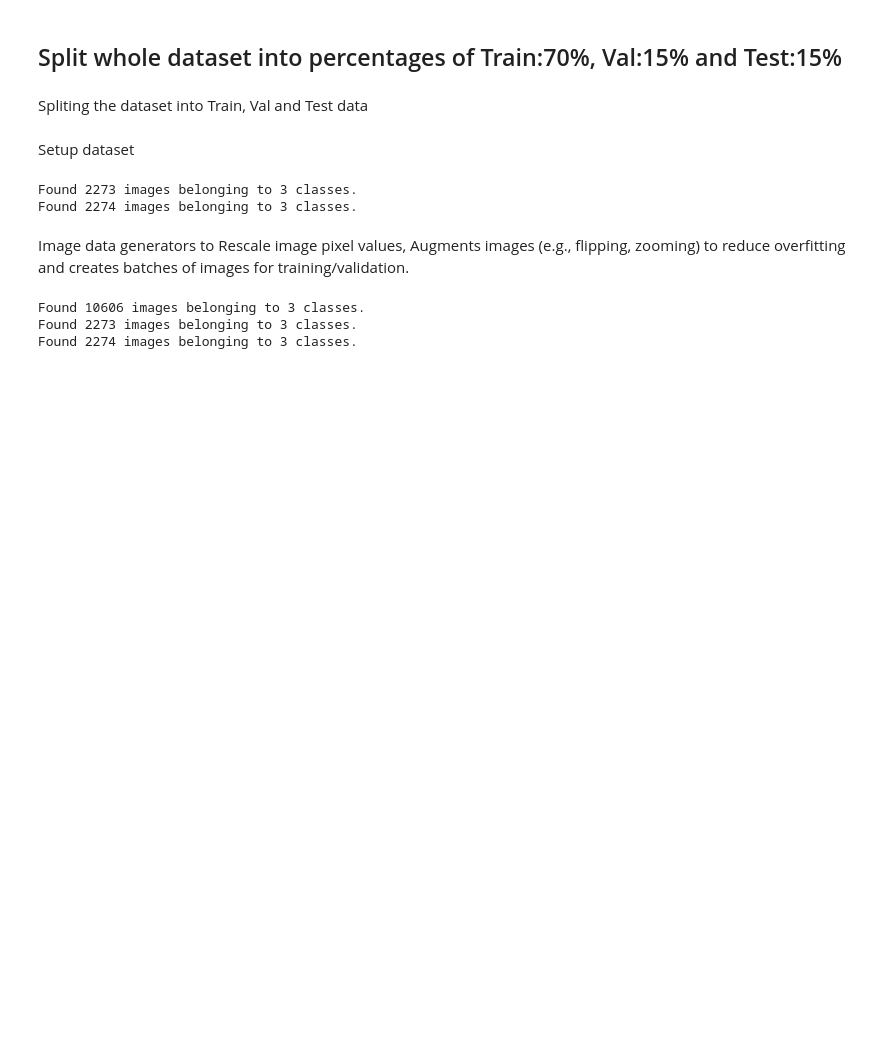
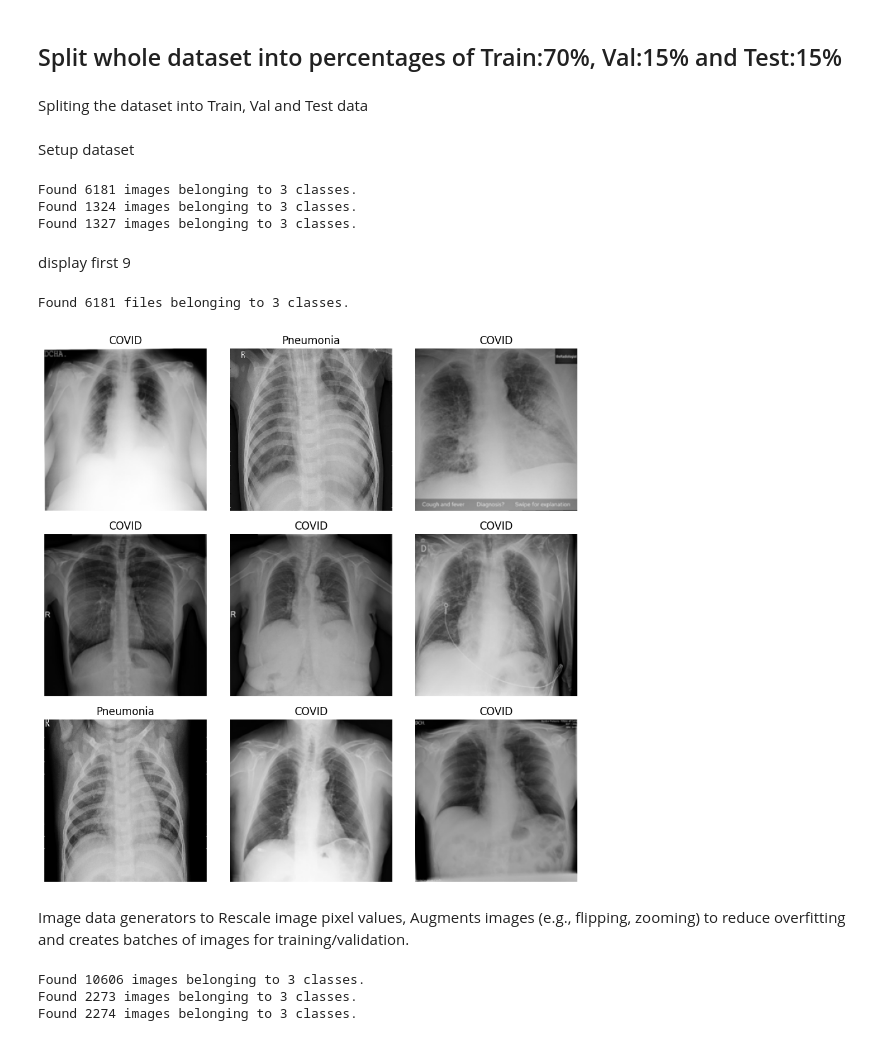
Before and after one commit to Dannie-py/Pneumonia-Detection-, a Jupyter notebook: COVID_ClassificationPro19030622.ipynb, the cells around one changed output. Saved outputs shown, nothing was run; the diff lists cells and outputs as text; code cells hidden in the pictures; blank space fills up the shorter version.

Commit message:
1. Change the dataset to a smaller dataset and split it into train, val and test sets 2. added code to display first 9 images from the train set

```diff
--- a/COVID_ClassificationPro19030622.ipynb
+++ b/COVID_ClassificationPro19030622.ipynb
@@ -78,10 +88,10 @@ Requirement already satisfied: fpdf in /usr/local/lib/python3.11/dist-packages (
 Spliting the dataset into Train, Val and Test data
 # %%
 # Original dataset folder
-original_dataset_dir = '/content/drive/MyDrive/Colab Notebooks/Data/images'
+original_dataset_dir = '/content/drive/MyDrive/Colab Notebooks/chest_xray_dataset'
 
-target_base_dir = '/content/drive/MyDrive/Colab Notebooks/Data/images'
-classes = ['COVID', 'Normal', 'Viral Pneumonia']
+target_base_dir = '/content/drive/MyDrive/Colab Notebooks/chest_xray_dataset'
+classes = ['COVID', 'Normal', 'Pneumonia']
 
 # Create target folders
 for split in ['train', 'val', 'test']:
@@ -104,20 +114,53 @@ for cls in classes:
 # %% [markdown]
 Setup dataset
 # %%
-train_dir = '/content/drive/MyDrive/Colab Notebooks/Data/images/train'  # image data path
-val_dir = '/content/drive/MyDrive/Colab Notebooks/Data/images/val'
-test_dir = '/content/drive/MyDrive/Colab Notebooks/Data/images/test'
+train_dir = '/content/drive/MyDrive/Colab Notebooks/chest_xray_dataset/train'  # image data path
+val_dir = '/content/drive/MyDrive/Colab Notebooks/chest_xray_dataset/val'
+test_dir = '/content/drive/MyDrive/Colab Notebooks/chest_xray_dataset/test'
 
 # Use the custom balanced generator for training data
-#train_generator = BalancedImageGenerator(train_dir, batch_size=32, target_size=(224, 224))
+train_datagen = ImageDataGenerator(rescale=1./255)
+train_generator = train_datagen.flow_from_directory(train_dir, target_size=(224, 224), batch_size=32, class_mode='categorical')
 
 # Use standard generator for validation and test
 val_datagen = ImageDataGenerator(rescale=1./255)
 val_generator = val_datagen.flow_from_directory(val_dir, target_size=(224, 224), batch_size=32, class_mode='categorical')
 test_generator = val_datagen.flow_from_directory(test_dir, target_size=(224, 224), batch_size=32, class_mode='categorical', shuffle=False)
 # %% [output]
-Found 2273 images belonging to 3 classes.
-Found 2274 images belonging to 3 classes.
+Found 6181 images belonging to 3 classes.
+Found 1324 images belonging to 3 classes.
+Found 1327 images belonging to 3 classes.
+# %% [markdown]
+display first 9
+# %%
+import matplotlib.pyplot as plt
+import tensorflow as tf
+
+# Load training dataset (modify path as needed)
+train_ds = tf.keras.preprocessing.image_dataset_from_directory(
+    '/content/drive/MyDrive/Colab Notebooks/chest_xray_dataset/train',   # 🔁 Change to your train folder path
+    labels='inferred',
+    label_mode='int',
+    image_size=(224, 224),
+    batch_size=32,
+    shuffle=True
+)
+
+# Get one batch of images and labels
+class_names = train_ds.class_names
+for images, labels in train_ds.take(1):
+    plt.figure(figsize=(9, 9))
+    for i in range(9):
+        ax = plt.subplot(3, 3, i + 1)
+        plt.imshow(images[i].numpy().astype("uint8"))
+        label = class_names[int(labels[i])]
+        plt.title(label)
+        plt.axis("off")
+    plt.tight_layout()
+    plt.show()
+# %% [output]
+Found 6181 files belonging to 3 classes.
+[figure, added]
 # %% [markdown]
 Image data generators to Rescale image pixel values, Augments images (e.g., flipping, zooming) to reduce overfitting and creates batches of images for training/validation.
 # %%
```
Also changed, not shown: parts of 7 cells of this notebook.
